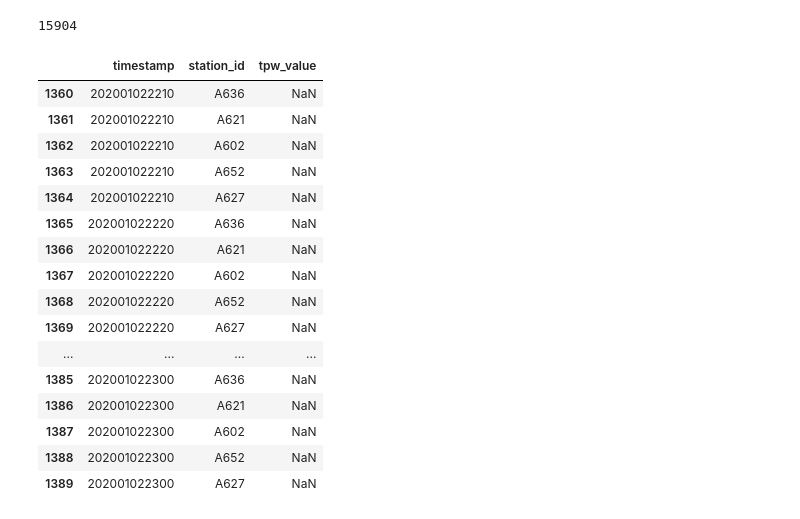
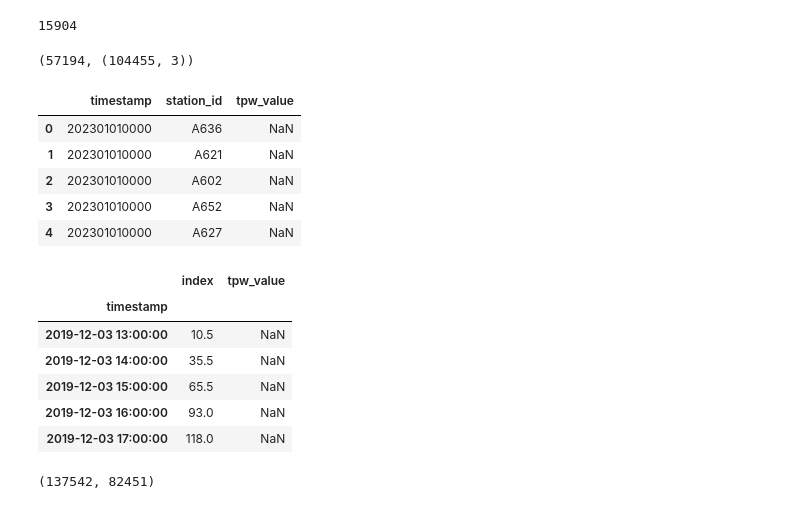
Before and after one commit to NietoCurcio/atmoseer, a Jupyter notebook: notebooks/lafusion.ipynb, the cells around one changed output. Cells and saved outputs as stored; diff of their text form; code cells hidden in the pictures.

Commit message:
Add TPW data source.

```diff
--- a/notebooks/lafusion.ipynb
+++ b/notebooks/lafusion.ipynb
@@ -2097,24 +2097,32 @@ hourly_avg_df.shape
 hourly_avg_df['TPW'].isna().sum()
 # %% [output]
 15904
-# %%
-df = pd.read_parquet('../tpw_2020-01-01 00:00:00_to_2020-01-02 00:00:00.parquet')
-df.tail(30)
-# %% [output]
-|  | timestamp | station_id | tpw_value |
-| 1360 | 202001022210 | A636 | NaN |
-| 1361 | 202001022210 | A621 | NaN |
-| 1362 | 202001022210 | A602 | NaN |
-| 1363 | 202001022210 | A652 | NaN |
-| 1364 | 202001022210 | A627 | NaN |
-| 1365 | 202001022220 | A636 | NaN |
-| 1366 | 202001022220 | A621 | NaN |
-| 1367 | 202001022220 | A602 | NaN |
-| 1368 | 202001022220 | A652 | NaN |
-| 1369 | 202001022220 | A627 | NaN |
-| ... | ... | ... | ... |
-| 1385 | 202001022300 | A636 | NaN |
-| 1386 | 202001022300 | A621 | NaN |
-| 1387 | 202001022300 | A602 | NaN |
-| 1388 | 202001022300 | A652 | NaN |
-| 1389 | 202001022300 | A627 | NaN |
+# %%
+df['tpw_value'].isna().sum(), df.shape
+# %% [output]
+(57194, (104455, 3))
+# %%
+df = pd.read_parquet('../data/goes16/tpw/tpw_2023-01-01_to_2023-05-31.parquet')
+df.head()
+# %% [output]
+|  | timestamp | station_id | tpw_value |
+| 0 | 202301010000 | A636 | NaN |
+| 1 | 202301010000 | A621 | NaN |
+| 2 | 202301010000 | A602 | NaN |
+| 3 | 202301010000 | A652 | NaN |
+| 4 | 202301010000 | A627 | NaN |
+# %%
+df_A652 = pd.read_parquet('../data/goes16/wsoi/A652.parquet')
+df_A652.head()
+# %% [output]
+|  | index | tpw_value |
+| timestamp |  |  |
+| 2019-12-03 13:00:00 | 10.5 | NaN |
+| 2019-12-03 14:00:00 | 35.5 | NaN |
+| 2019-12-03 15:00:00 | 65.5 | NaN |
+| 2019-12-03 16:00:00 | 93.0 | NaN |
+| 2019-12-03 17:00:00 | 118.0 | NaN |
+# %%
+df_A652.shape[0], df_A652['tpw_value'].isna().sum()
+# %% [output]
+(137542, 82451)
```
Also changed, not shown: parts of 7 cells of this notebook, 6 other files.
